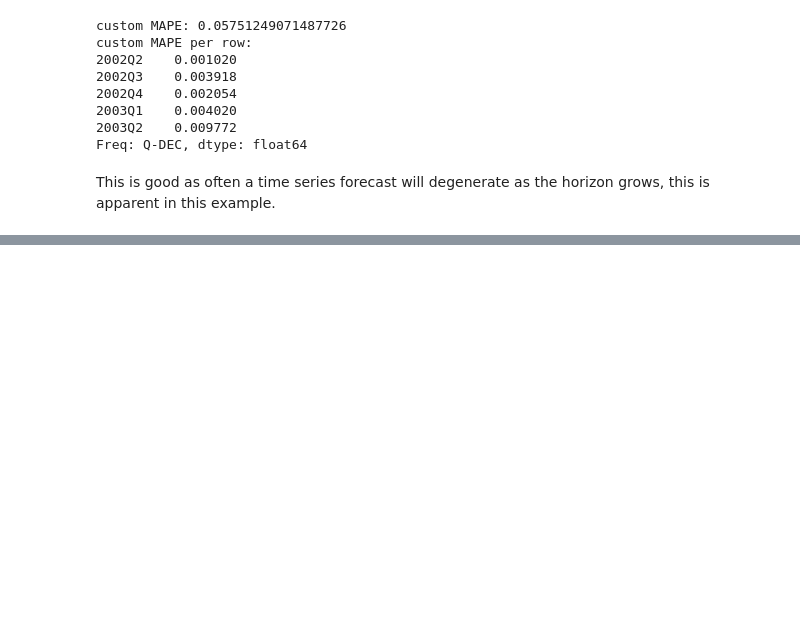
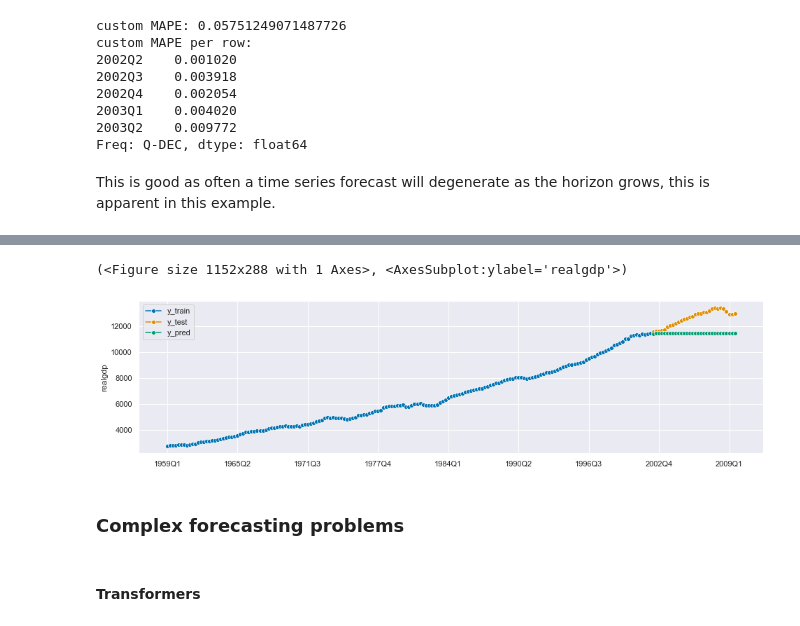
Before and after one commit to montgoz007/sktime-macroeconomic-forecasting, a Jupyter notebook: macro_econ_notebook.ipynb, the cells around one changed output, grey strips where cells are left out. Drawn from its saved outputs; the diff is of its cells as text; code cells hidden in the pictures; blank space fills up the shorter version.

```diff
--- a/macro_econ_notebook.ipynb
+++ b/macro_econ_notebook.ipynb
@@ -199,0 +258,9 @@ This is good as often a time series forecast will degenerate as the horizon grow
+# %%
+plot_series(y_train, y_test, y_pred, labels=["y_train", "y_test", "y_pred"])
+# %% [output]
+(<Figure size 1152x288 with 1 Axes>, <AxesSubplot:ylabel='realgdp'>)
+[figure, added]
+# %% [markdown]
+### Complex forecasting problems
+# %% [markdown]
+#### Transformers
```
Also changed, not shown: parts of 15 cells of this notebook.
